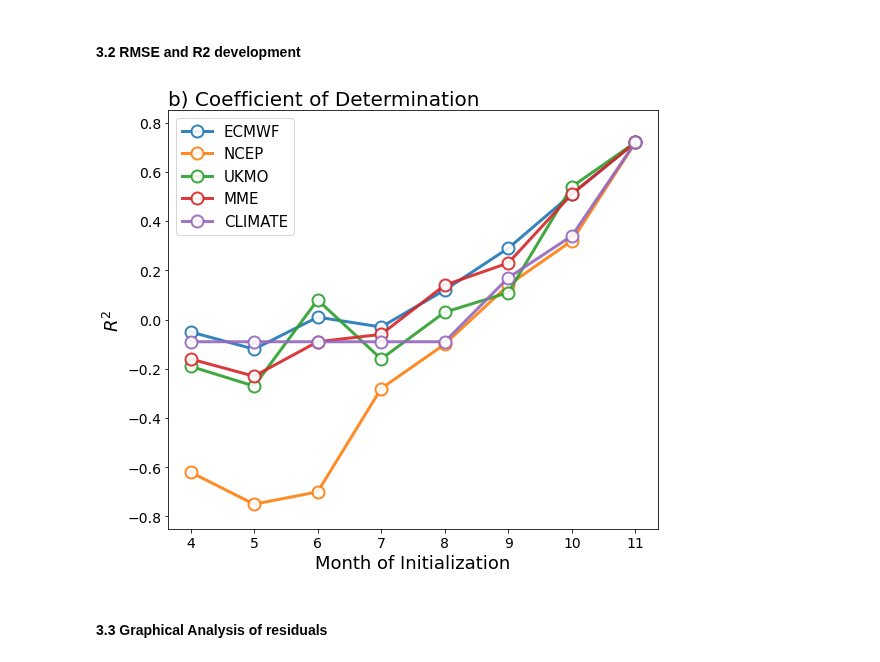
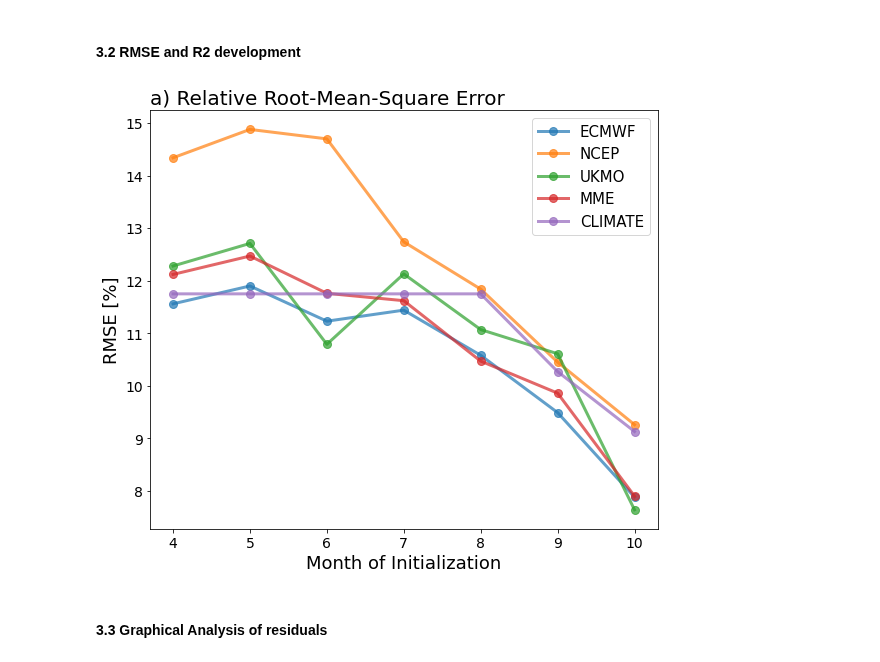
Before and after one commit to mzachow/wheat-yield-forecast-brazil, a Jupyter notebook: figures_for_manuscript.ipynb, the cells around one changed output. Saved outputs shown, nothing was run; the diff lists cells and outputs as text; code cells hidden in the pictures.

```diff
--- a/figures_for_manuscript.ipynb
+++ b/figures_for_manuscript.ipynb
@@ -97,32 +100,32 @@ for model in ["ECMWF", "NCEP", "UKMO", "MME"]:
 # %% [markdown]
 #### 3.2 RMSE and R2 development
 # %%
-ax = r2_scores.loc[r2_scores.index != "WS"].transpose().plot(figsize=(8,7),
+ax = rmse_scores.loc[rmse_scores.index != "WS", [4, 5, 6, 7, 8, 9, 10]].transpose().plot(figsize=(8,7),
                                                                  marker='o',
-                                                                 ms=12,
+                                                                 ms=8,
                                                                  lw=3,
                                                                  linestyle='-',
-                                                                 alpha=.9,
-                                                                 markerfacecolor='white',
-                                                                 markeredgewidth=2.0,
+                                                                 alpha=.7,
+                                                                 #markerfacecolor='white',
+                                                                 markeredgewidth=1,
                                                                  legend=False)
 #ax.grid('on', which='both', axis='y', linestyle='--', linewidth=.7)
 #ax.grid('on', which='both', axis='x', linestyle='--', linewidth=.7)
 ax.set_xlabel('Month of Initialization', fontsize=18)
-ax.set_ylabel(r'$R^{2}$', fontsize=18)
-#ax.set_ylabel('RMSE [%]', fontsize=18)
-#ax.set_title('a) Relative Root-Mean-Square Error', loc="left", fontsize=20)
-ax.set_title('b) Coefficient of Determination', loc="left", fontsize=20)
+#ax.set_ylabel(r'$R^{2}$', fontsize=18)
+ax.set_ylabel('RMSE [%]', fontsize=18)
+ax.set_title('a) Relative Root-Mean-Square Error', loc="left", fontsize=20)
+#ax.set_title('b) Coefficient of Determination', loc="left", fontsize=20)
 ax.xaxis.set_tick_params(labelsize=14)
 ax.yaxis.set_tick_params(labelsize=14)
 ax.legend(fontsize=15)
 #ax.set_ylim(5.5, 16.5)
-ax.set_ylim(-0.85, 0.85)
+#ax.set_ylim(-0.85, 0.85)
 plt.tight_layout()
-plt.savefig("images/r2score_development.svg")
+#plt.savefig("images/rmsescore_development.svg")
 plt.show();
 # %% [output]
-[figure, old version]
+[figure, new version]
 # %% [markdown]
 #### 3.3 Graphical Analysis of residuals
 # %%
```
Also changed, not shown: parts of 7 cells of this notebook, 14 other files.
